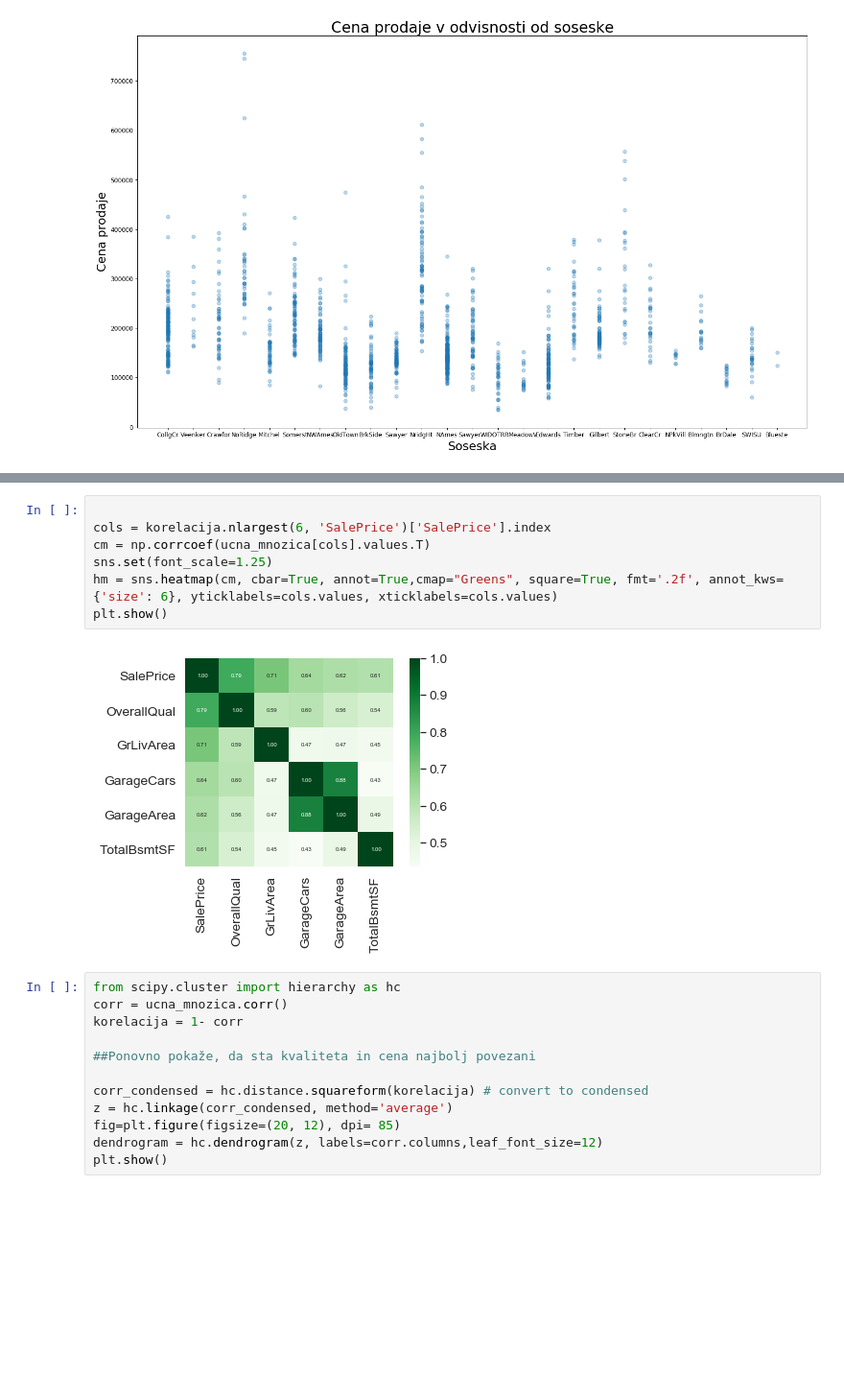
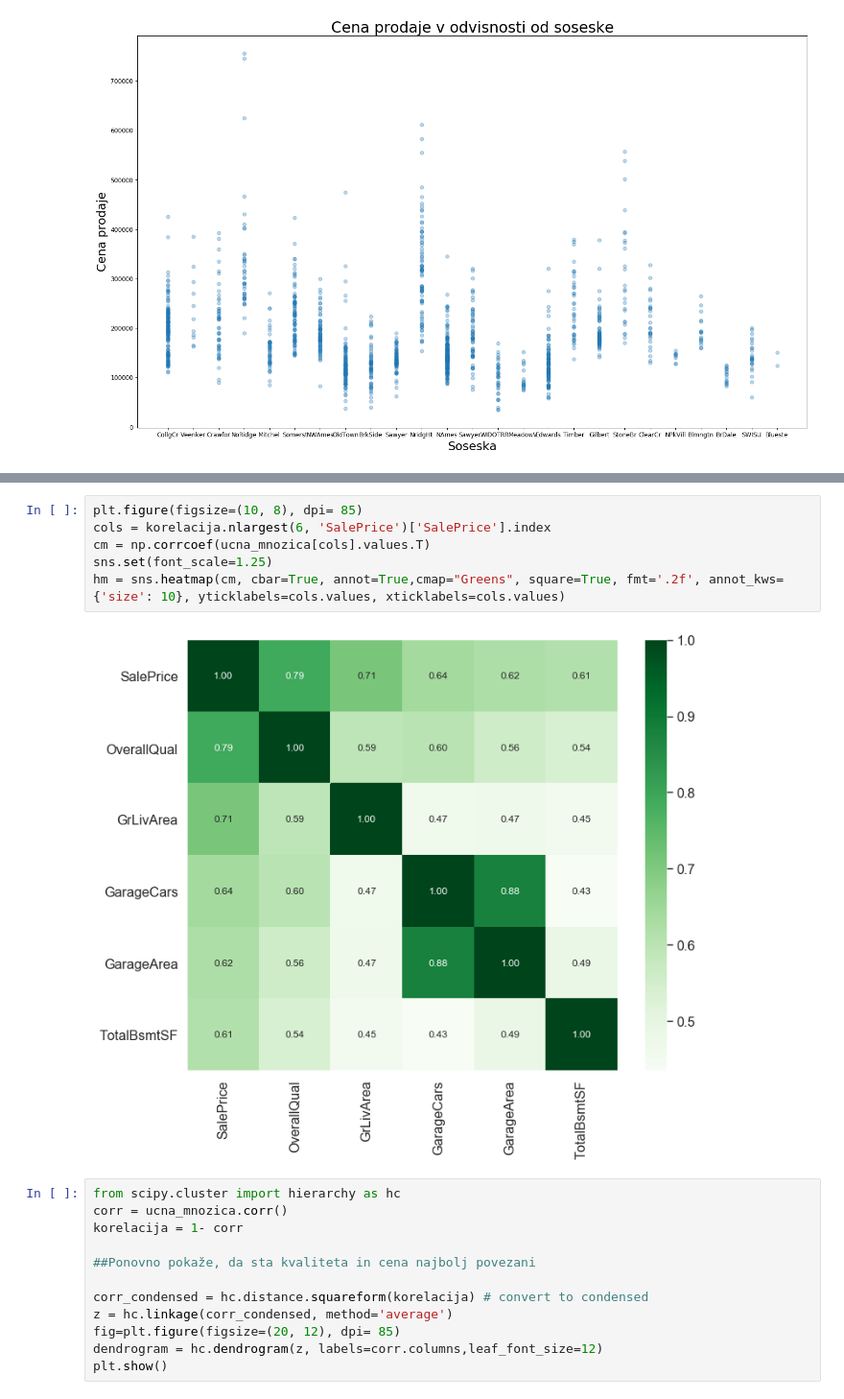
Before and after one commit to amadej10/PR19ASDBJCBZ, a Jupyter notebook: Korelacije med podatki.ipynb, the cells around one changed output, grey strips where cells are left out. Shown: that part at 96% size. Drawn from its saved outputs; the diff is of its cells as text; blank space fills up the shorter version.

```diff
--- a/Korelacije med podatki.ipynb
+++ b/Korelacije med podatki.ipynb
@@ -123,12 +123,11 @@ sns.heatmap(ucna_mnozica.corr(), xticklabels=korelacija.columns.values, yticklab
 # %%
-
+plt.figure(figsize=(10, 8), dpi= 85)
 cols = korelacija.nlargest(6, 'SalePrice')['SalePrice'].index
 cm = np.corrcoef(ucna_mnozica[cols].values.T)
 sns.set(font_scale=1.25)
-hm = sns.heatmap(cm, cbar=True, annot=True,cmap="Greens", square=True, fmt='.2f', annot_kws={'size': 6}, yticklabels=cols.values, xticklabels=cols.values)
-plt.show()
+hm = sns.heatmap(cm, cbar=True, annot=True,cmap="Greens", square=True, fmt='.2f', annot_kws={'size': 10}, yticklabels=cols.values, xticklabels=cols.values)
 # %% [output]
-[figure, old version]
+[figure, new version]
 # %%
 from scipy.cluster import hierarchy as hc
 corr = ucna_mnozica.corr()
```
Also changed, not shown: parts of 2 cells of this notebook, 7 other files.
